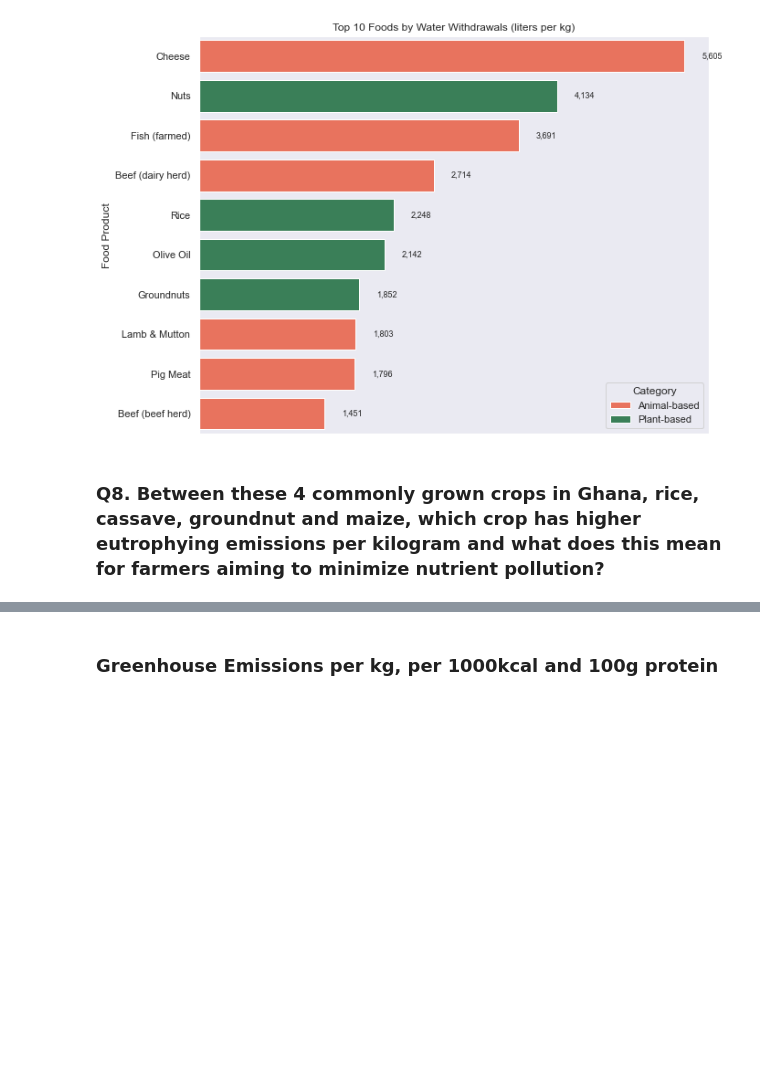
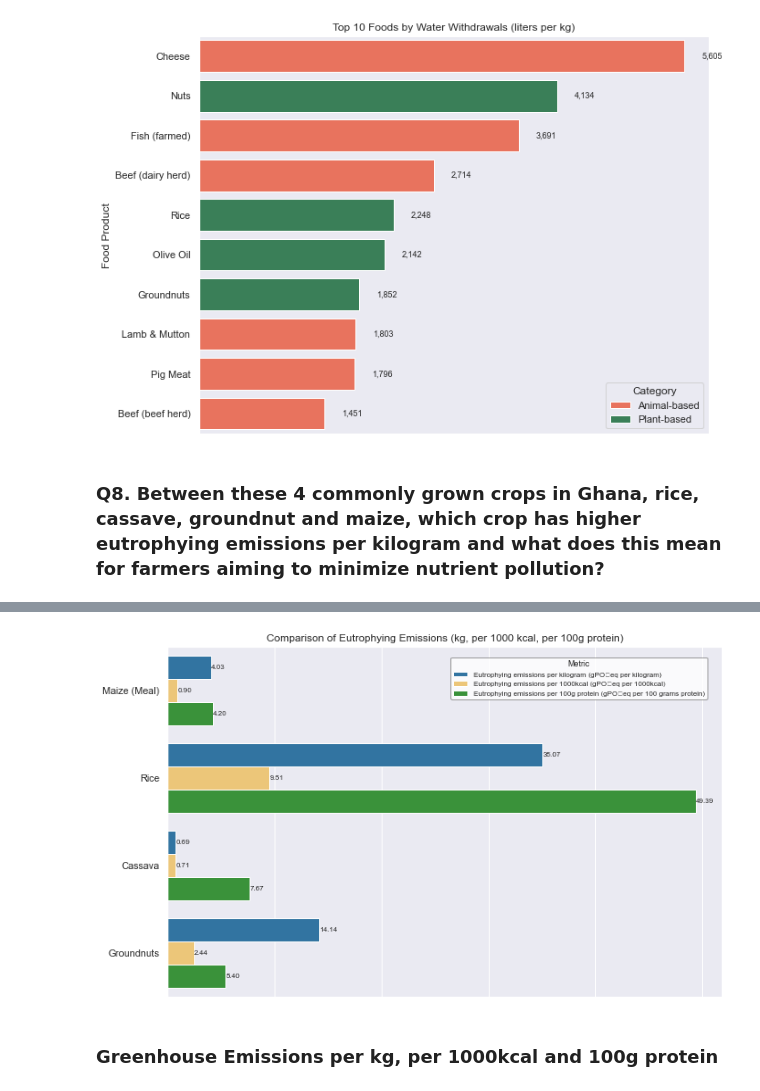
Before and after one commit to courtneyletsa/food_production, a Jupyter notebook: Environmental Impact of Food Production Analysis.ipynb, the cells around one changed output, grey strips where cells are left out. Cells and saved outputs as stored; diff of their text form; code cells hidden in the pictures; blank space fills up the shorter version.

```diff
--- a/Environmental Impact of Food Production Analysis.ipynb
+++ b/Environmental Impact of Food Production Analysis.ipynb
@@ -538,3 +480,73 @@ plt.show()
+# %%
+# --- STEP 1: Select all three eutrophying emission metrics ---
+eutrophying_all = df[[
+    "Food product",
+    "Category",
+    "Eutrophying emissions per kilogram (gPO₄eq per kilogram)",
+    "Eutrophying emissions per 1000kcal (gPO₄eq per 1000kcal)",
+    "Eutrophying emissions per 100g protein (gPO₄eq per 100 grams protein)"
+]]
+
+# --- STEP 2: Filter for the 4 crops of interest ---
+ghana_crops_all = eutrophying_all[
+    eutrophying_all["Food product"].isin(["Rice", "Maize (Meal)", "Cassava", "Groundnuts"])
+]
+
+# --- STEP 3: Melt into long format for plotting ---
+ghana_crops_melted = ghana_crops_all.melt(
+    id_vars=["Food product", "Category"],
+    value_vars=[
+        "Eutrophying emissions per kilogram (gPO₄eq per kilogram)",
+        "Eutrophying emissions per 1000kcal (gPO₄eq per 1000kcal)",
+        "Eutrophying emissions per 100g protein (gPO₄eq per 100 grams protein)"
+    ],
+    var_name="Metric",
+    value_name="Eutrophying Emissions"
+)
+
+# --- STEP 4: Plot grouped bar chart ---
+sns.set_theme(style="darkgrid")
+plt.figure(figsize=(10,6))
+ax = sns.barplot(
+    data=ghana_crops_melted,
+    x="Eutrophying Emissions",
+    y="Food product",
+    hue="Metric",
+    palette=["#1f77b4", "#ffcc66", "#2ca02c"]
+)
+
+# --- STEP 5: Add manual data labels ---
+for p in ax.patches:
+    width = p.get_width()
+    ax.text(
+        width + 0.05,
+        p.get_y() + p.get_height()/2,
+        f"{width:.2f}",
+        va="center", fontsize=8
+    )
+
+# --- STEP 6: Clean up labels and legend ---
+plt.title("Comparison of Eutrophying Emissions (kg, per 1000 kcal, per 100g protein)")
+plt.xlabel("")
+plt.ylabel("")
+ax.tick_params(axis="x", which="both", bottom=False, top=False, labelbottom=False)
+
+# Move legend inside chart (upper right corner)
+legend = ax.legend(
+    title="Metric",
+    loc="upper right",
+    bbox_to_anchor=(0.98, 0.98),  # slightly inside
+    frameon=True,
+    fontsize=8,
+    title_fontsize=9
+)
+legend.get_frame().set_facecolor("white")  # white background for readability
+legend.get_frame().set_edgecolor("gray")   # subtle border
+
+plt.tight_layout()
+plt.show()
+# %% [output]
+[figure, added]
 # %% [markdown]
 ### Greenhouse Emissions per kg, per 1000kcal and 100g protein
 # %%
```
Also changed, not shown: parts of 14 cells of this notebook, 1 other file.
